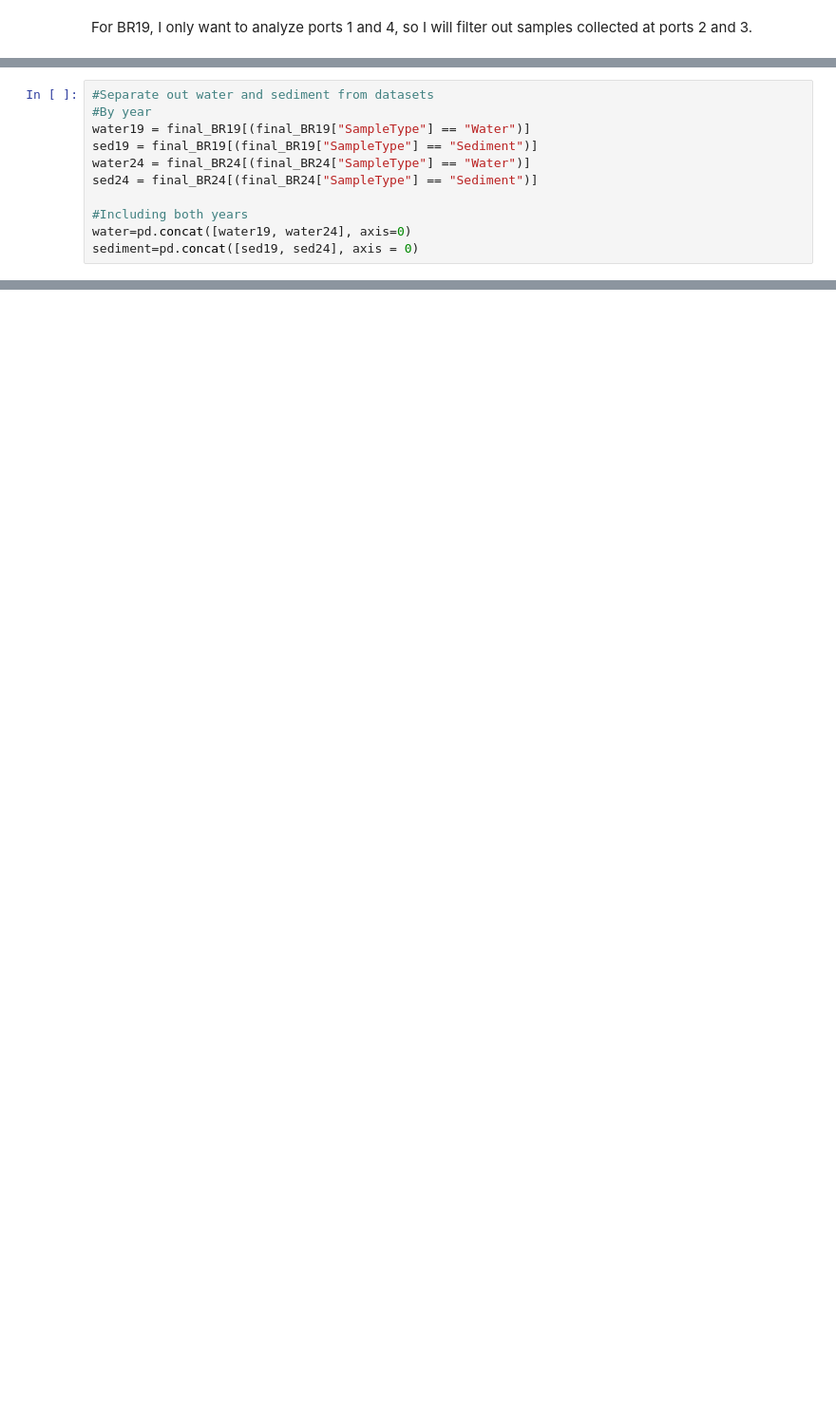
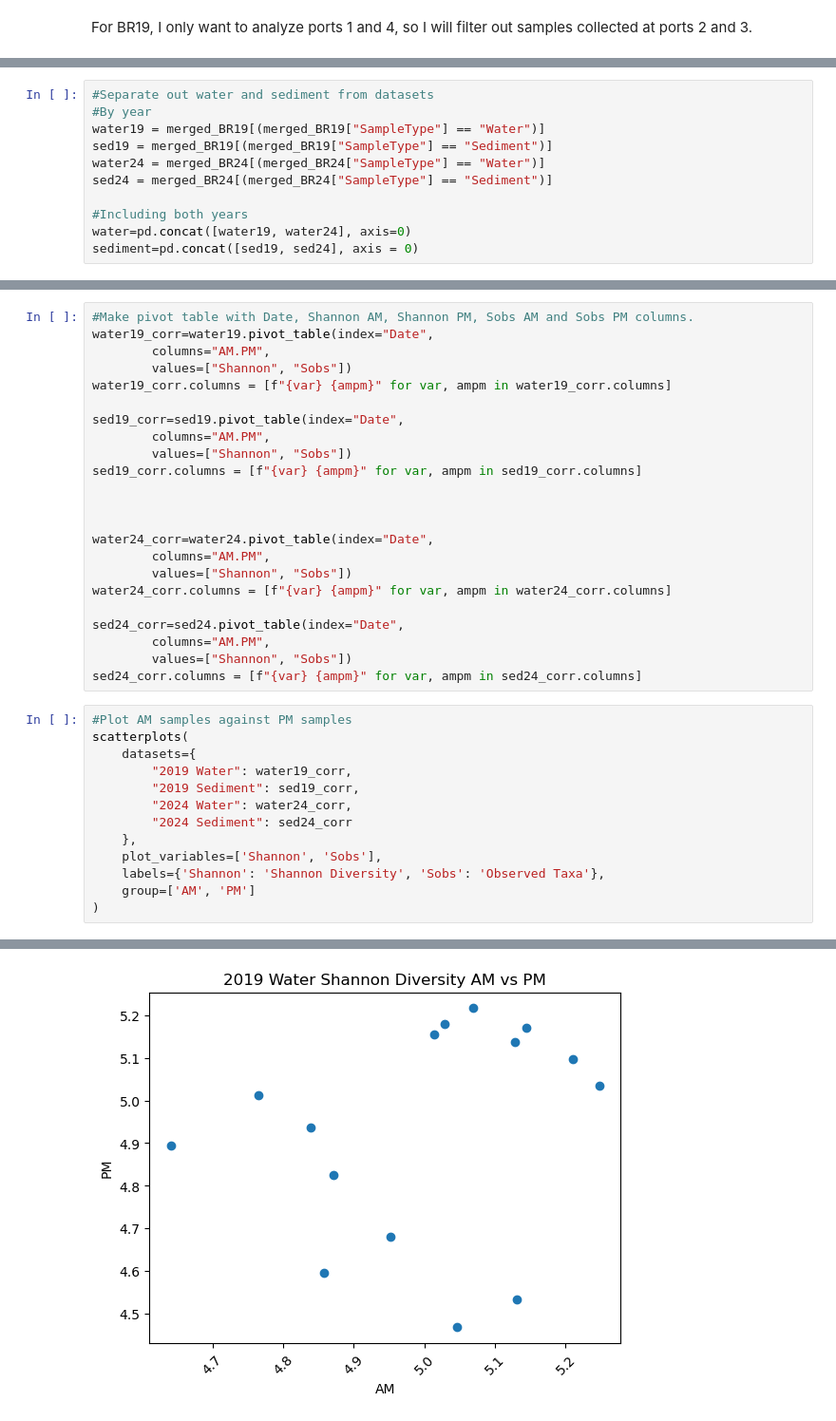
Before and after one commit to lyue9/MS263_final_project, a Jupyter notebook: Analysis.ipynb, the cells around one changed output, grey strips where cells are left out. Shown at 95% size. Cells and saved outputs as stored; diff of their text form; blank space fills up the shorter version.

```diff
--- a/Analysis.ipynb
+++ b/Analysis.ipynb
@@ -78,10 +85,10 @@ array([1, 4])
 # %%
 #Separate out water and sediment from datasets
 #By year
-water19 = final_BR19[(final_BR19["SampleType"] == "Water")]
-sed19 = final_BR19[(final_BR19["SampleType"] == "Sediment")]
-water24 = final_BR24[(final_BR24["SampleType"] == "Water")]
-sed24 = final_BR24[(final_BR24["SampleType"] == "Sediment")]
+water19 = merged_BR19[(merged_BR19["SampleType"] == "Water")]
+sed19 = merged_BR19[(merged_BR19["SampleType"] == "Sediment")]
+water24 = merged_BR24[(merged_BR24["SampleType"] == "Water")]
+sed24 = merged_BR24[(merged_BR24["SampleType"] == "Sediment")]
 
 #Including both years
 water=pd.concat([water19, water24], axis=0)
@@ -88,0 +100,37 @@ sediment=pd.concat([sed19, sed24], axis = 0)
+# %%
+#Make pivot table with Date, Shannon AM, Shannon PM, Sobs AM and Sobs PM columns.
+water19_corr=water19.pivot_table(index="Date",
+        columns="AM.PM",
+        values=["Shannon", "Sobs"])
+water19_corr.columns = [f"{var} {ampm}" for var, ampm in water19_corr.columns]
+
+sed19_corr=sed19.pivot_table(index="Date",
+        columns="AM.PM",
+        values=["Shannon", "Sobs"])
+sed19_corr.columns = [f"{var} {ampm}" for var, ampm in sed19_corr.columns]
+
+
+
+water24_corr=water24.pivot_table(index="Date",
+        columns="AM.PM",
+        values=["Shannon", "Sobs"])
+water24_corr.columns = [f"{var} {ampm}" for var, ampm in water24_corr.columns]
+
+sed24_corr=sed24.pivot_table(index="Date",
+        columns="AM.PM",
+        values=["Shannon", "Sobs"])
+sed24_corr.columns = [f"{var} {ampm}" for var, ampm in sed24_corr.columns]
+# %%
+#Plot AM samples against PM samples
+scatterplots(
+    datasets={
+        "2019 Water": water19_corr,
+        "2019 Sediment": sed19_corr,
+        "2024 Water": water24_corr,
+        "2024 Sediment": sed24_corr
+    },
+    plot_variables=['Shannon', 'Sobs'],
+    labels={'Shannon': 'Shannon Diversity', 'Sobs': 'Observed Taxa'},
+    group=['AM', 'PM']
+)
+# %% [output]
@@ -88,0 +139 @@ sediment=pd.concat([sed19, sed24], axis = 0)
+[figure, added]
```
Also changed, not shown: parts of 43 cells of this notebook, 18 other files.
